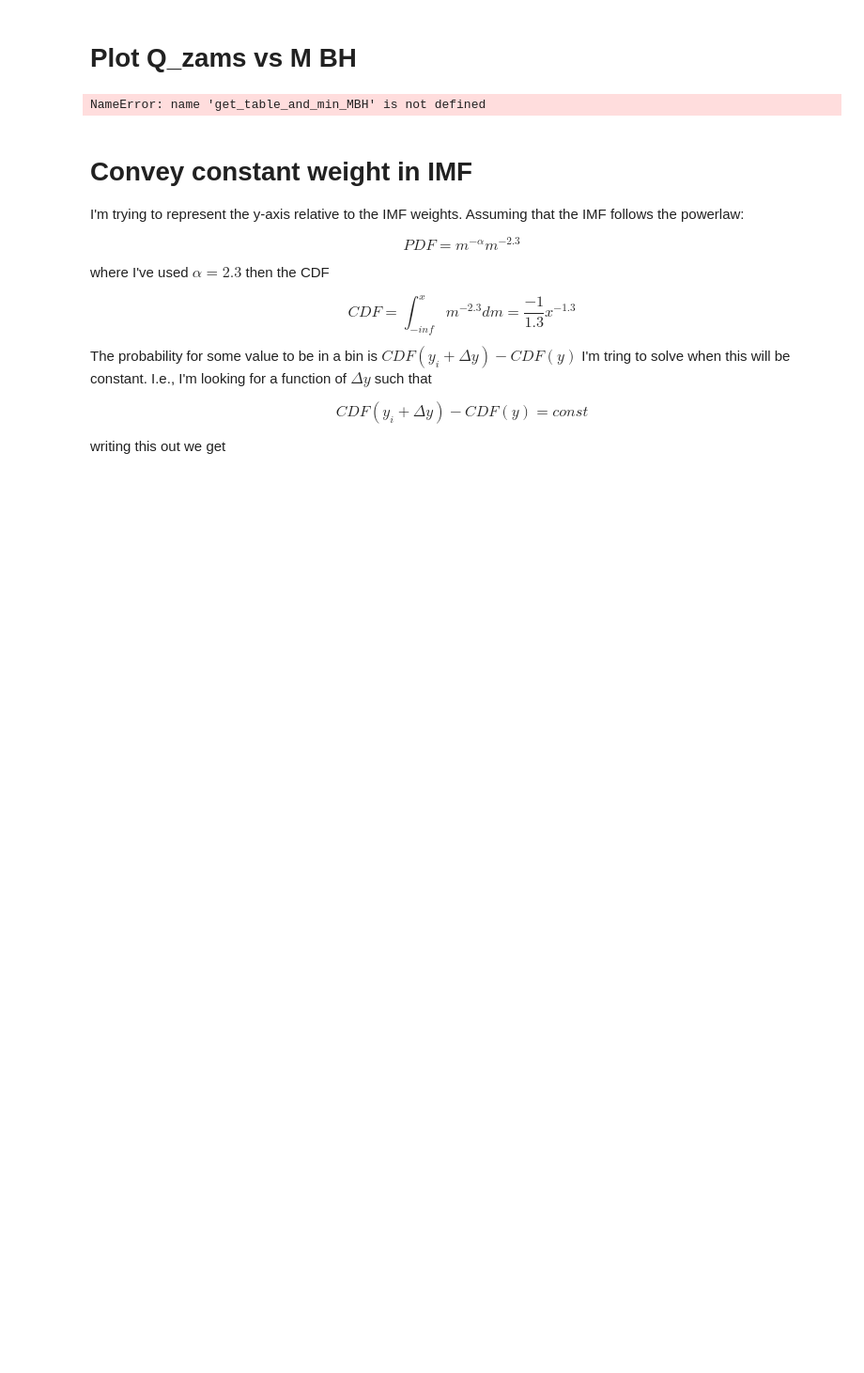
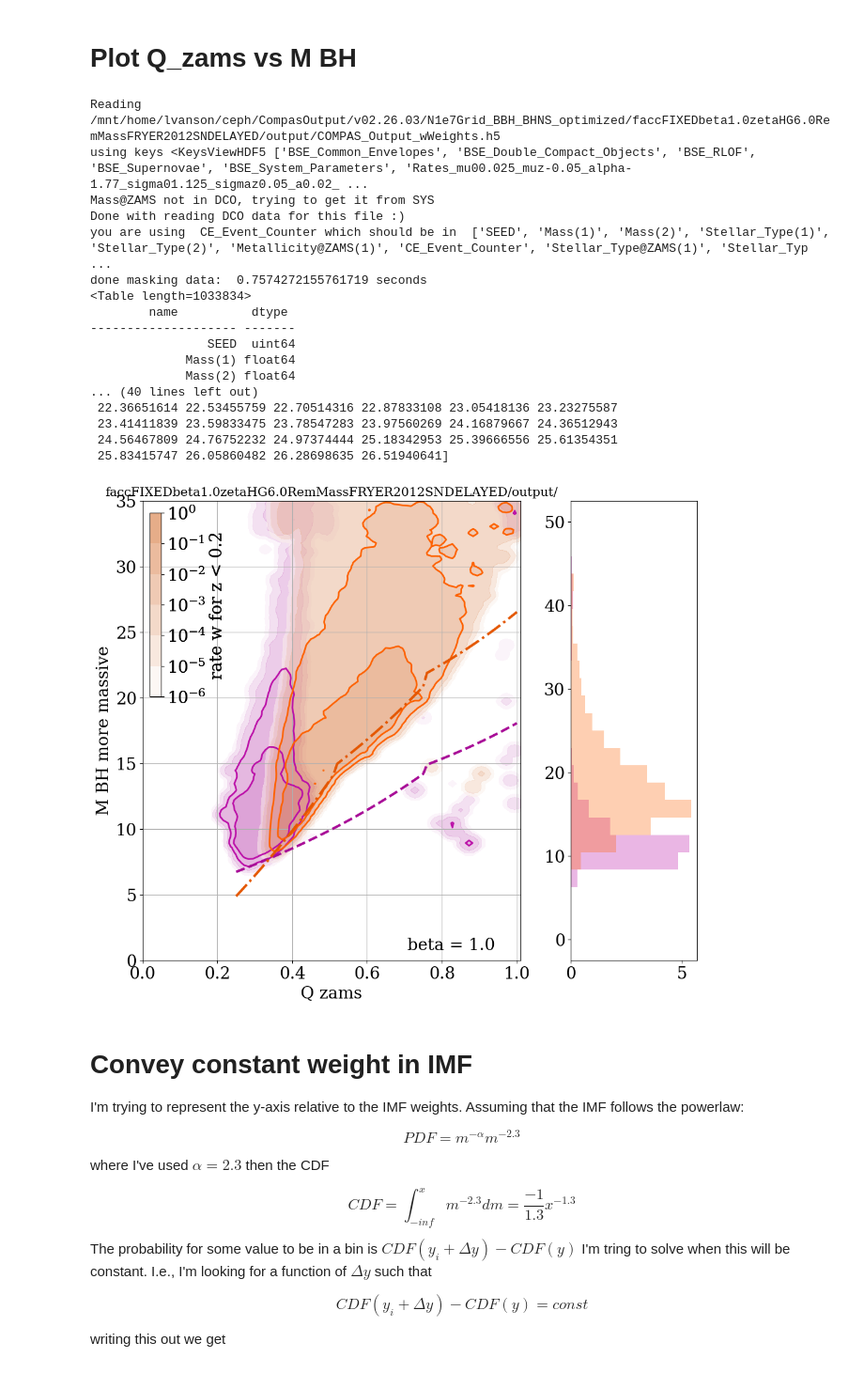
Before and after one commit to LiekeVanSon/BumpAt20, a Jupyter notebook: Code/qZAMS_M_plot.ipynb, the cells around one changed output. Shown at 94% size. Cells and saved outputs as stored; diff of their text form; code cells hidden in the pictures; blank space fills up the shorter version.

Commit message:
ran variations of qzams Mbh plot

```diff
--- a/Code/qZAMS_M_plot.ipynb
+++ b/Code/qZAMS_M_plot.ipynb
@@ -32,8 +32,13 @@ importlib.reload(mfunc)
 
 
 data_dir = '../data/'
-simulation_data = '/mnt/home/lvanson/ceph/CompasOutput/v02.26.03/N1e7Grid_BBH_BHNS_optimized/'
-sim_name = 'faccFIXEDbeta0.5zetaHG6.0RemMassFRYER2012SNDELAYED/'
+data_dir = '/mnt/home/lvanson/ceph/CompasOutput/v02.26.03/N1e7Grid_BBH_BHNS_optimized/'
+# sim_name = 'faccFIXEDbeta0.5zetaHG6.0RemMassFRYER2012SNDELAYED/output/'
+
+rate_key = 'Rates_mu00.025_muz-0.05_alpha-1.77_sigma01.125_sigmaz0.05_zBinned'
+
+BETA = 1.0
+sim_name = f'faccFIXEDbeta{BETA}zetaHG6.0RemMassFRYER2012SNDELAYED/output/'
 
 ######################################
 ## PLOT setttings
@@ -105,21 +111,28 @@ def read_data(loc = '', verbose=False):
     print('using keys', File.keys(), File[dcokey].keys())
 
     DCO = Table()
-    for dco_param in ['SEED', 'Mass(1)', 'Mass(2)', 'Stellar_Type(1)', 'Stellar_Type(2)','Metallicity@ZAMS(1)', 'Mass@ZAMS(1)', 'Mass@ZAMS(2)', CEcount]:
+    for dco_param in ['SEED', 'Mass(1)', 'Mass(2)', 'Stellar_Type(1)', 'Stellar_Type(2)','Metallicity@ZAMS(1)', CEcount]:
                     #   'MT_Donor_Hist(1)','MT_Donor_Hist(2)','dmMT(1)', 'dmMT(2)', 'dmWinds(1)', 'dmWinds(2)',
                     #    'SemiMajorAxis@DCO', 'Eccentricity@DCO', 'Optimistic_CE', 'Immediate_RLOF>CE', CEcount]:
 
         DCO[dco_param] = File[dcokey][dco_param][()]
 
+    try:
+        for dco_param in ['Mass@ZAMS(1)', 'Mass@ZAMS(2)']:
+            DCO[dco_param] = File[dcokey][dco_param][()]
+    except:
+        print('Mass@ZAMS not in DCO, trying to get it from SYS')
+        SYS_DCO_seeds_bool           = np.isin(File[syskey]['SEED'][()], DCO['SEED']) #Bool to point SYS to DCO
+        # This needs to be done in two steps, otherwise the Snakemake workflow gets stuck for unknown reasons
+        for sys_param in ['Stellar_Type@ZAMS(1)', 'Stellar_Type@ZAMS(2)', 'Mass@ZAMS(1)', 'Mass@ZAMS(2)']:
+            SYSvalues = File[syskey][sys_param][()]
+            DCO[sys_param]  =  SYSvalues[SYS_DCO_seeds_bool]
+
+
     DCO['M_moreMassive']         = np.maximum(File[dcokey]['Mass(1)'][()], File[dcokey]['Mass(2)'][()])
     DCO['M_lessMassive']         = np.minimum(File[dcokey]['Mass(1)'][()], File[dcokey]['Mass(2)'][()])
     DCO['Mchirp']                = np.divide(np.power(np.multiply(DCO['M_moreMassive'], DCO['M_lessMassive']), 3./5.), np.power(np.add(DCO['M_moreMassive'], DCO['M_lessMassive']), 1./5.))
 
-    # SYS_DCO_seeds_bool           = np.isin(File[syskey]['SEED'][()], DCO['SEED']) #Bool to point SYS to DCO
-    # # This needs to be done in two steps, otherwise the Snakemake workflow gets stuck for unknown reasons
-    # for sys_param in ['Stellar_Type@ZAMS(1)', 'Stellar_Type@ZAMS(2)', 'Mass@ZAMS(1)', 'Mass@ZAMS(2)']:
-    #     SYSvalues = File[syskey][sys_param][()]
-    #     DCO[sys_param]  =  SYSvalues[SYS_DCO_seeds_bool]
 
     File.close()
 
@@ -233,7 +246,8 @@ def darken_color(hex_color, factor=0.7):
 # Let's go back to my analytical solutions for min MBH1, and MBH2
 # %%
 #[3.5, 4.5, 5.5, 6.0, 6.5]
-def get_table_and_min_MBH(beta = 0.5, zeta_list = [6.0], Fc1 = 0.34, sim_name = 'faccFIXEDbeta%szetaHG6.0RemMassFRYER2012SNDELAYED/'%(BETA) ):# 'THERMAL' #
+
+def get_table_and_min_MBH(beta = 0.5, zeta_list = [6.0], Fc1 = 0.34, sim_name = 'faccFIXEDbeta0.5zetaHG6.0RemMassFRYER2012SNDELAYED/' ):# 'THERMAL' #
 
      #'facc%szetaHG6.0RemMassFRYER2012SNDELAYED/'%(BETA)  #
 
@@ -297,5 +311,5 @@ def get_table_and_min_MBH(beta = 0.5, zeta_list = [6.0], Fc1 = 0.34, sim_name =
 
 
 merging_BBH, Red_intr_rate_dens, Min_MBH1, minM_BH2, MZAMS_list, qzams, qcrit2_list, zeta_list =\
-     get_table_and_min_MBH(beta = 0.75, sim_name = 'faccFIXEDbeta%szetaHG6.0RemMassFRYER2012SNDELAYED/'%(BETA) )
+     get_table_and_min_MBH(beta = BETA, sim_name =  sim_name )
 # %% [output]
@@ -326,10 +340,6 @@ non_MRR_color = '#BB0FA8' # '#F16AA7'
 non_MRR_cmap = LinearSegmentedColormap.from_list('non_MRR', ['white', darken_color(non_MRR_color, 0.9) ])
 MRR_cmap = LinearSegmentedColormap.from_list('MRR', ['white', darken_color(MRR_color, 0.8) ])
 cmaps = [non_MRR_cmap, MRR_cmap]
-
-
-BETA = 0.5
-sim_name = 'faccFIXEDbeta0.5zetaHG6.0RemMassFRYER2012SNDELAYED'
 
 
 # Get analytical solutions
@@ -393,37 +403,54 @@ for i, to_plot_table in enumerate([M1_moremass_BBH, M2_moremass_BBH]):
     cbar = fig.colorbar(im, cax=cax, orientation="vertical",label = 'rate w for z < 0.2')
 
     # #######################
     # # Create the histogram interpolating to new y values
     hist_bins = np.linspace(0,50,25)
     ax2.hist(to_plot_table['M_moreMassive'], bins= hist_bins, weights = to_plot_weight,
             orientation='horizontal', color=colors[i], alpha=0.3)
 
 
 # #######
 # Plot analytical solutions
-ax.plot(qzams, Min_MBH1, color = non_MRR_color, lw = 3, ls = '--', label = 'min Mbha')
-ax.plot(qzams, minM_BH2, color = '#58B3B1', lw = 3, ls = '-.', label = 'min Mbhb')
+ax.plot(qzams, Min_MBH1, color = darken_color(non_MRR_color,0.9), lw = 3, ls = '--', label = 'min Mbha')
+ax.plot(qzams, minM_BH2, color = darken_color(MRR_color,0.9), lw = 3, ls = '-.', label = 'min Mbhb')
 
 # Increase number of x ticks
 # ax.xaxis.set_major_locator(plt.LinearLocator(8))
 # ax.xaxis.set_major_formatter(FormatStrFormatter('%.2f'))
 
 #######
 ax.text(0.7, 0.05, 'beta = %s' % (BETA), ha='left', va='top', transform=ax.transAxes, size=20)
 
 ax.set_xlabel('Q zams')
 ax.set_ylabel('M BH more massive')
 
 ax.set_ylim(0,35)
 ax.set_xlim(0,1.01)
 
 ax.grid(True)
 
 ax.set_title(sim_name, fontsize =15)
-plt.savefig('../Plots/qzams_vs_MBH1_beta0.5.pdf', bbox_inches='tight')
+plt.savefig(f'../Plots/qzams_vs_MBH1_beta{BETA}.pdf', bbox_inches='tight')
 plt.show()
 # %% [output]
-NameError: name 'get_table_and_min_MBH' is not defined
+Reading  /mnt/home/lvanson/ceph/CompasOutput/v02.26.03/N1e7Grid_BBH_BHNS_optimized/faccFIXEDbeta1.0zetaHG6.0RemMassFRYER2012SNDELAYED/output/COMPAS_Output_wWeights.h5
+using keys <KeysViewHDF5 ['BSE_Common_Envelopes', 'BSE_Double_Compact_Objects', 'BSE_RLOF', 'BSE_Supernovae', 'BSE_System_Parameters', 'Rates_mu00.025_muz-0.05_alpha-1.77_sigma01.125_sigmaz0.05_a0.02_ ...
+Mass@ZAMS not in DCO, trying to get it from SYS
+Done with reading DCO data for this file :)
+you are using  CE_Event_Counter which should be in  ['SEED', 'Mass(1)', 'Mass(2)', 'Stellar_Type(1)', 'Stellar_Type(2)', 'Metallicity@ZAMS(1)', 'CE_Event_Counter', 'Stellar_Type@ZAMS(1)', 'Stellar_Typ ...
+done masking data:  0.7574272155761719 seconds
+<Table length=1033834>
+        name          dtype
+-------------------- -------
+                SEED  uint64
+             Mass(1) float64
+             Mass(2) float64
+... (40 lines left out)
+ 22.36651614 22.53455759 22.70514316 22.87833108 23.05418136 23.23275587
+ 23.41411839 23.59833475 23.78547283 23.97560269 24.16879667 24.36512943
+ 24.56467809 24.76752232 24.97374444 25.18342953 25.39666556 25.61354351
+ 25.83415747 26.05860482 26.28698635 26.51940641]
+[figure, added]
 # %% [markdown]
 # Convey constant weight in IMF
 
```
Also changed, not shown: parts of 4 cells of this notebook, 4 other files.
